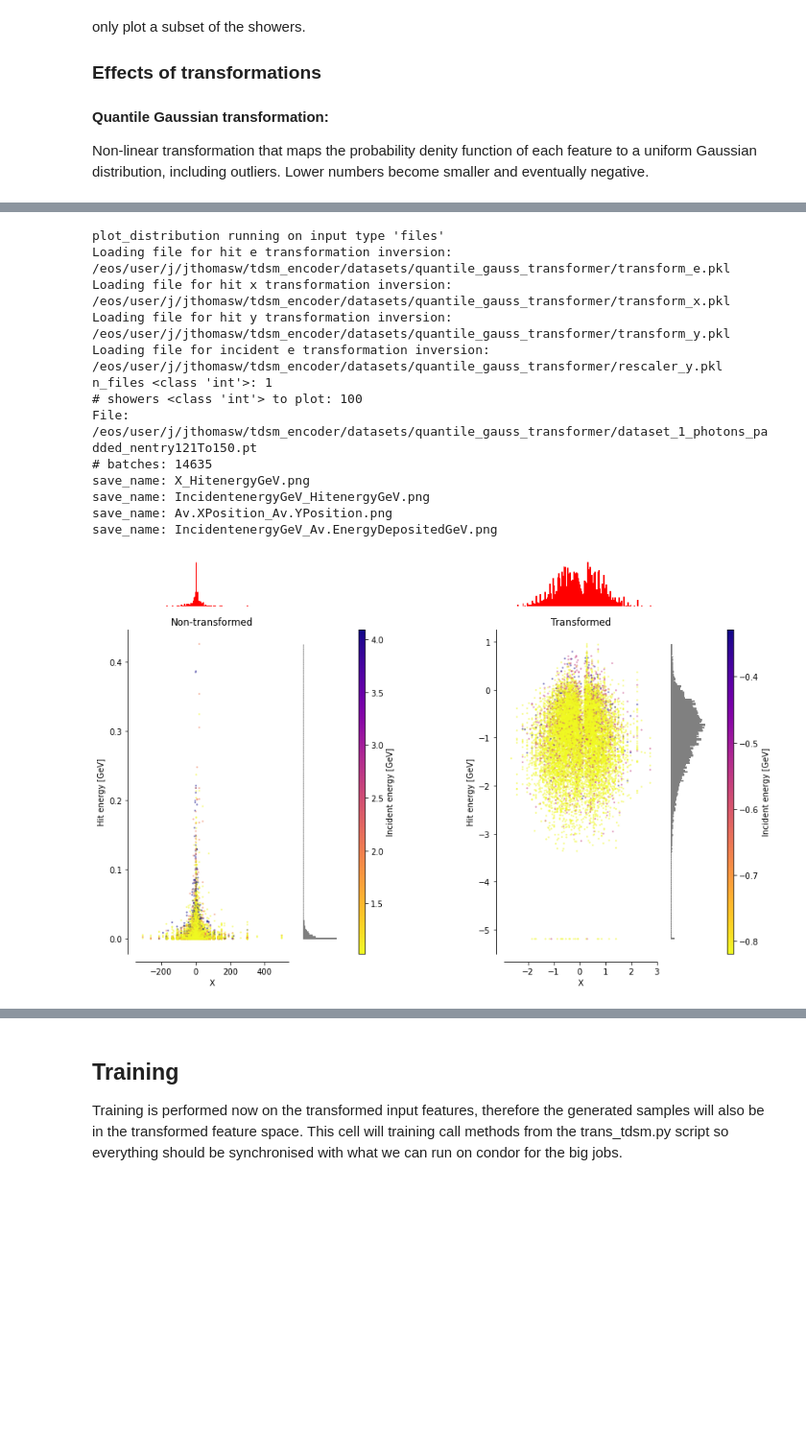
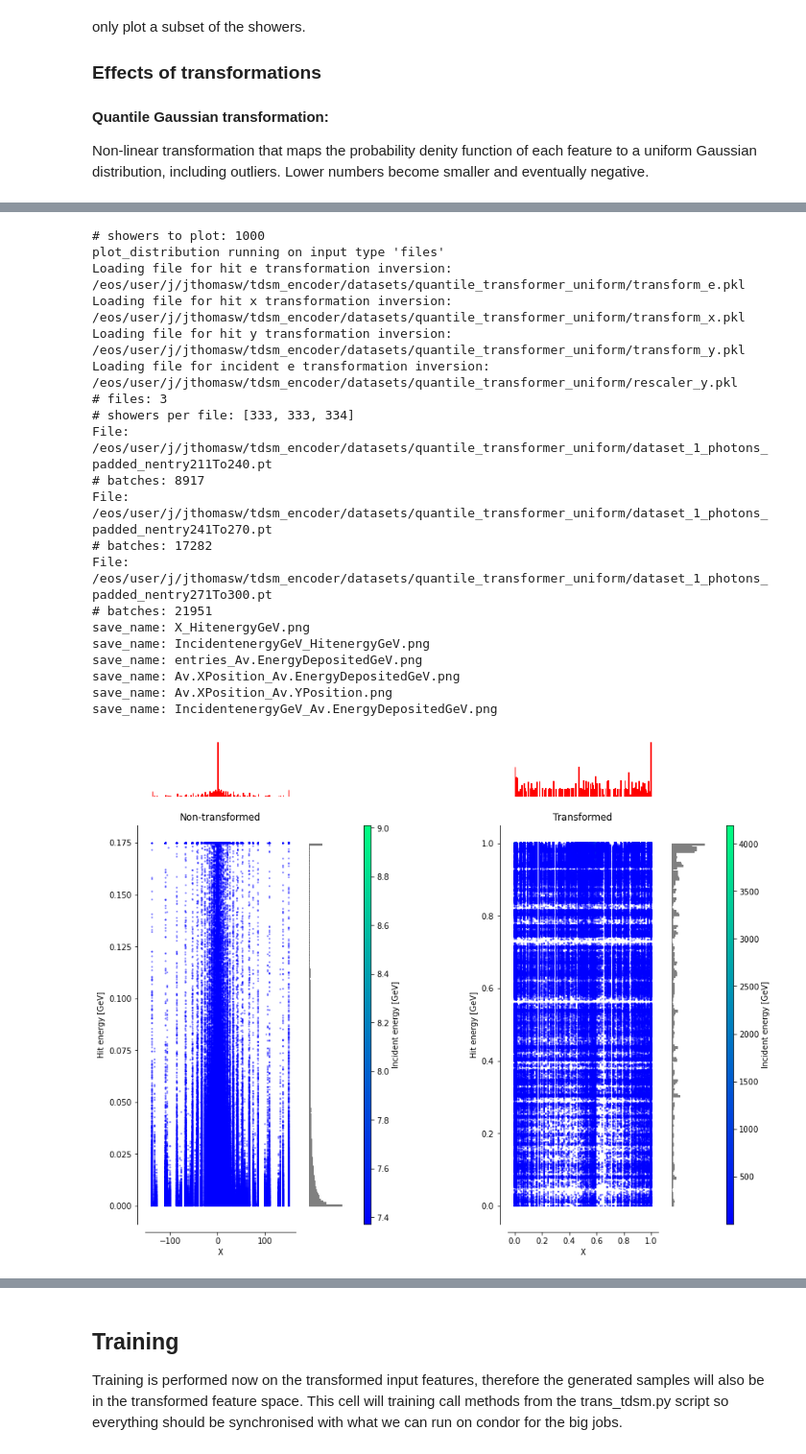
Before and after one commit to vincentchen566/tdsm_encoder, a Jupyter notebook: tdsm_encoder.ipynb, the cells around one changed output, grey strips where cells are left out. Shown at 96% size. Saved outputs shown, nothing was run; the diff lists cells and outputs as text; code cells hidden in the pictures; blank space fills up the shorter version.

```diff
--- a/tdsm_encoder.ipynb
+++ b/tdsm_encoder.ipynb
@@ -26,7 +26,7 @@ device = 'cuda' if torch.cuda.is_available() else 'cpu'
 padding_value = -20
 
 dataset = "dataset_1_photons_padded_nentry"
-dataset_store_path = "/eos/user/j/jthomasw/tdsm_encoder/datasets/quantile_gauss_transformer/"
+dataset_store_path = "/eos/user/j/jthomasw/tdsm_encoder/datasets/quantile_transformer_uniform/"
 transform = None
 transform_y = None
 mask = True
@@ -39,8 +39,8 @@ batch_size = 64
 lr = 0.00001
 n_epochs = 100
 ### SDE PARAMETERS ###
-SDE = 'VE'
-sigma_max = 50.
+SDE = 'VP'
+sigma_max = 25.
 ### MODEL PARAMETERS ###
 n_feat_dim = 4
 embed_dim = 512
@@ -69,7 +69,7 @@ print('Working directory: ', workingdir)
 files_list_ = []
 for filename in os.listdir(dataset_store_path):
     #if fnmatch.fnmatch(filename, dataset + '12*.pt') or fnmatch.fnmatch(filename, dataset + '21*.pt') or fnmatch.fnmatch(filename, dataset + '30*.pt'):
-    if fnmatch.fnmatch(filename, dataset + '21*.pt'):
+    if fnmatch.fnmatch(filename, dataset + '2*.pt'):
         files_list_.append(os.path.join(dataset_store_path, filename))
 print(files_list_)
 
@@ -120,7 +120,7 @@ Plots of the inverted transformation should be similar to what is shown in those
 Non-linear transformation that maps the probability denity function of each feature to a uniform Gaussian distribution, including outliers. Lower numbers become smaller and eventually negative.
 # %%
 # Non-transformed variables
-dists = util.display.plot_distribution(files_list_,energy_trans_file='transform_e.pkl', x_trans_file='transform_x.pkl', y_trans_file='transform_y.pkl', ine_trans_file='rescaler_y.pkl')
+dists = util.display.plot_distribution(files_list_, energy_trans_file='transform_e.pkl', x_trans_file='transform_x.pkl', y_trans_file='transform_y.pkl', nshowers_2_plot=1000)
 entries = dists[0]
 all_incident_e = dists[1]
 total_deposited_e_shower = dists[2]
@@ -132,9 +132,8 @@ all_hit_ine = dists[7]
 average_x_shower = dists[8]
 average_y_shower = dists[9]
 
-
 # Transformed variables
-dists_trans = util.display.plot_distribution(files_list_, nshowers_2_plot=100)
+dists_trans = util.display.plot_distribution(files_list_, nshowers_2_plot=1000)
 entries = dists_trans[0]
 all_incident_e_trans = dists_trans[1]
 total_deposited_e_shower_trans = dists_trans[2]
@@ -214,8 +213,6 @@ fig.show()
 save_name = os.path.join(dataset_store_path,'input_dists_transformed.png')
 fig.savefig(save_name)
 
-
-
 fig, ax = plt.subplots(3,3, figsize=(12,12))
 fig.suptitle('Non-Transformed', fontsize=16)
 print('Plot # entries')
@@ -309,40 +306,53 @@ Now we can look at tsome of the 2D correlation plots between features we want to
 # %%
 # Non-transformed variables
-dists = util.display.plot_distribution(files_list_, nshowers_2_plot=100, energy_trans_file='transform_e.pkl', x_trans_file='transform_x.pkl', y_trans_file='transform_y.pkl', ine_trans_file='rescaler_y.pkl')
+'''dists = util.display.plot_distribution(files_list_, nshowers_2_plot=1000, energy_trans_file='transform_e.pkl', x_trans_file='transform_x.pkl', y_trans_file='transform_y.pkl')
 entries = dists[0]
 all_incident_e = dists[1]
 total_deposited_e_shower = dists[2]
 all_e = dists[3]
 all_x = dists[4]
 all_y = dists[5]
 all_z = dists[6]
 all_hit_ine = dists[7]
 average_x_shower = dists[8]
-average_y_shower = dists[9]
+average_y_shower = dists[9]'''
 
 distributions = [(('X', 'Hit energy [GeV]', 'Incident energy [GeV]') , (all_x, all_e, all_hit_ine, all_x_trans, all_e_trans, all_hit_ine_trans))]
 util.display.make_plot(distributions)
 
 distributions = [(('Incident energy [GeV]', 'Hit energy [GeV]', 'Incident energy [GeV]') , (all_hit_ine, all_e, all_hit_ine, all_hit_ine_trans, all_e_trans, all_hit_ine_trans))]
 util.display.make_plot(distributions)
 
+distributions = [(('entries', 'Av. Energy Deposited [GeV]', 'Incident energy [GeV]') , (entries, total_deposited_e_shower, all_incident_e, entries, total_deposited_e_shower_trans, all_incident_e_trans))]
+util.display.make_plot(distributions)
+
+distributions = [(('Av. X Position', 'Av. Energy Deposited [GeV]', 'Incident energy [GeV]') , (average_x_shower, total_deposited_e_shower, all_incident_e, average_x_shower_trans, total_deposited_e_shower_trans, all_incident_e_trans))]
+util.display.make_plot(distributions)
+
 distributions = [(('Av. X Position', 'Av. Y Position', 'Incident energy [GeV]') , (average_x_shower, average_y_shower, all_incident_e, average_x_shower_trans, average_y_shower_trans, all_incident_e_trans))]
 util.display.make_plot(distributions)
 
 distributions = [(('Incident energy [GeV]', 'Av. Energy Deposited [GeV]', 'Incident energy [GeV]') , (all_incident_e, total_deposited_e_shower, all_incident_e, all_incident_e_trans, total_deposited_e_shower_trans, all_incident_e_trans))]
 util.display.make_plot(distributions)
 # %% [output]
+# showers to plot: 1000
 plot_distribution running on input type 'files'
-Loading file for hit e transformation inversion: /eos/user/j/jthomasw/tdsm_encoder/datasets/quantile_gauss_transformer/transform_e.pkl
-Loading file for hit x transformation inversion: /eos/user/j/jthomasw/tdsm_encoder/datasets/quantile_gauss_transformer/transform_x.pkl
-Loading file for hit y transformation inversion: /eos/user/j/jthomasw/tdsm_encoder/datasets/quantile_gauss_transformer/transform_y.pkl
-Loading file for incident e transformation inversion: /eos/user/j/jthomasw/tdsm_encoder/datasets/quantile_gauss_transformer/rescaler_y.pkl
-n_files <class 'int'>: 1
-# showers <class 'int'> to plot: 100
-File: /eos/user/j/jthomasw/tdsm_encoder/datasets/quantile_gauss_transformer/dataset_1_photons_padded_nentry121To150.pt
-# batches: 14635
+Loading file for hit e transformation inversion: /eos/user/j/jthomasw/tdsm_encoder/datasets/quantile_transformer_uniform/transform_e.pkl
+Loading file for hit x transformation inversion: /eos/user/j/jthomasw/tdsm_encoder/datasets/quantile_transformer_uniform/transform_x.pkl
+Loading file for hit y transformation inversion: /eos/user/j/jthomasw/tdsm_encoder/datasets/quantile_transformer_uniform/transform_y.pkl
+Loading file for incident e transformation inversion: /eos/user/j/jthomasw/tdsm_encoder/datasets/quantile_transformer_uniform/rescaler_y.pkl
+# files: 3
+# showers per file: [333, 333, 334]
+File: /eos/user/j/jthomasw/tdsm_encoder/datasets/quantile_transformer_uniform/dataset_1_photons_padded_nentry211To240.pt
+# batches: 8917
+File: /eos/user/j/jthomasw/tdsm_encoder/datasets/quantile_transformer_uniform/dataset_1_photons_padded_nentry241To270.pt
+# batches: 17282
+File: /eos/user/j/jthomasw/tdsm_encoder/datasets/quantile_transformer_uniform/dataset_1_photons_padded_nentry271To300.pt
+# batches: 21951
 save_name: X_HitenergyGeV.png
 save_name: IncidentenergyGeV_HitenergyGeV.png
+save_name: entries_Av.EnergyDepositedGeV.png
+save_name: Av.XPosition_Av.EnergyDepositedGeV.png
 save_name: Av.XPosition_Av.YPosition.png
 save_name: IncidentenergyGeV_Av.EnergyDepositedGeV.png
-[figure, old version]
+[figure, new version]
```
Also changed, not shown: parts of 10 cells of this notebook, 4 other files.
